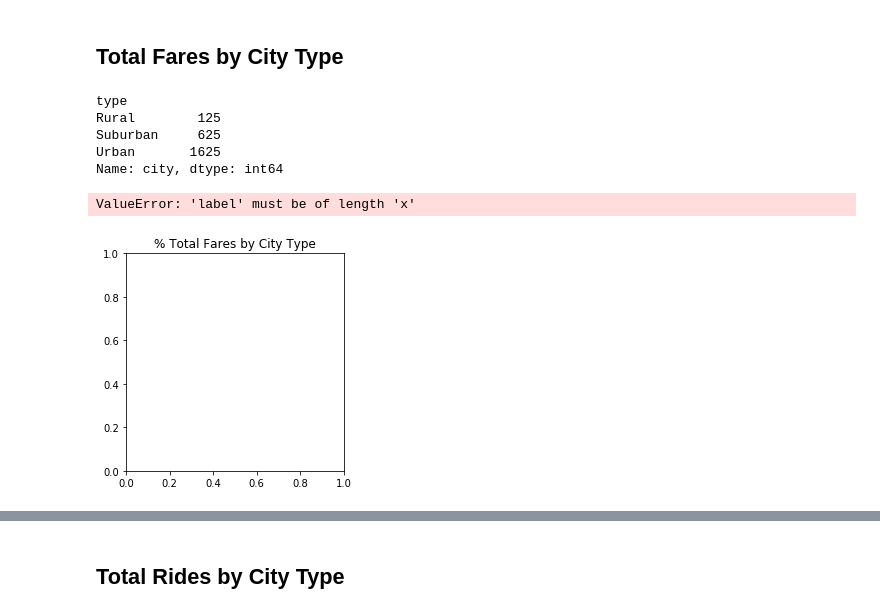
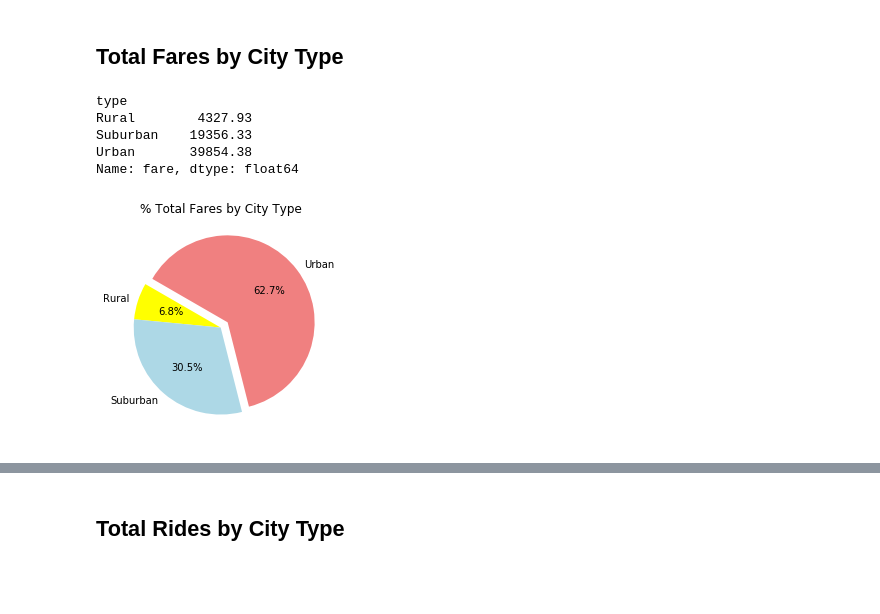
Before and after one commit to Yanrice/ClassSubmissions, a Jupyter notebook: Homework 6 Matplotlib/Pyber/pyber_starter.ipynb, the cells around one changed output, grey strips where cells are left out. Cells and saved outputs as stored; diff of their text form; code cells hidden in the pictures; blank space fills up the shorter version.

```diff
--- a/Homework 6 Matplotlib/Pyber/pyber_starter.ipynb
+++ b/Homework 6 Matplotlib/Pyber/pyber_starter.ipynb
@@ -21,7 +21,7 @@ city_data_to_load_df.head()
 | 4 | West Robert | 39 | Urban |
 # %%
 # Combine the data into a single dataset
-combined_data_df = pd.merge(ride_data_to_load_df, city_data_to_load_df,how='inner', on='city')
+combined_data_df = pd.merge(ride_data_to_load_df, city_data_to_load_df,how='left', on='city')
 combined_data_df.head()
 # Display the data table for preview
 # %% [output]
@@ -102,30 +98,26 @@ plt.show()
 # %% [markdown]
 ## Total Fares by City Type
+# %%
+# Calculate Type Percents
+type_city = combined_data_df.groupby(["type"])
+total_grouped_city = type_city["fare"].sum()
+print(total_grouped_city)
+# %% [output]
+type
+Rural        4327.93
+Suburban    19356.33
+Urban       39854.38
+Name: fare, dtype: float64
 # %%
-# Calculate Type Percents
-#type_city = combined_data_df["type"]
-type_city = combined_data_df.groupby(["type"])
-total_grouped_city = type_city["city"].count()
-print(total_grouped_city)
-# Build Pie Chart
-
-# Labels pie section
+# Build Pie Chart & Labels pie section
 labels = ["Rural", "Suburban", "Urban"]
 plt.title("% Total Fares by City Type")
 #color section of pie
-colors = ["yellow", "lightblue", "coral"]
-explode = (0.1, 0, 0)
-#fare_pie = average_per-fare(kind="pie",y=gender_list)
-sizes = [0, 0, 0,0.1]
-plt.pie(sizes, explode=explode, labels=labels, colors=colors, autopct="%1.1f%%", shadow=True, startangle=110)
+colors = ["yellow", "lightblue", "lightcoral"]
+explode = (0, 0, 0.1)
+plt.pie(total_grouped_city, explode=explode,labels=labels, colors=colors, autopct="%1.1f%%", shadow=False, startangle=150)
 # Save Figure
 plt.savefig("type_of_fare2.png")
 plt.show()
 # %% [output]
-type
-Rural        125
-Suburban     625
-Urban       1625
-Name: city, dtype: int64
-ValueError: 'label' must be of length 'x'
-[figure, old version]
+[figure, new version]
```
Also changed, not shown: parts of 12 cells of this notebook, 49 other files.
